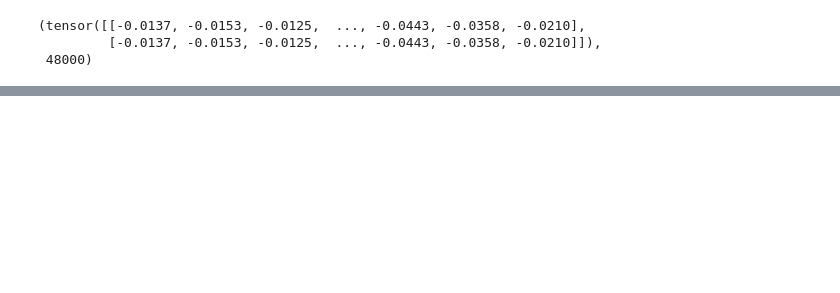
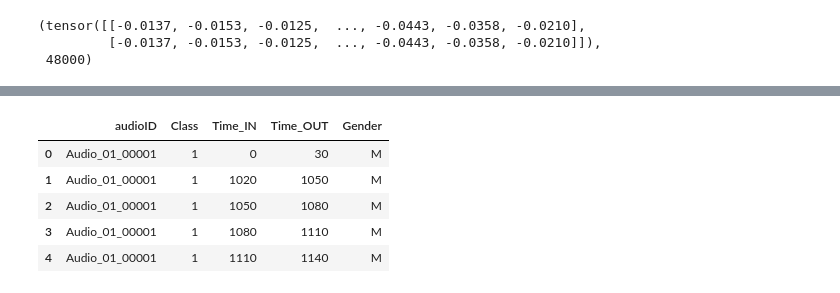
Before and after one commit to eyash24/ML-AudioTamperingDetection, a Jupyter notebook: research/AudioAugment2.ipynb, the cells around one changed output, grey strips where cells are left out. Cells and saved outputs as stored; diff of their text form; code cells hidden in the pictures; blank space fills up the shorter version.

```diff
--- a/research/AudioAugment2.ipynb
+++ b/research/AudioAugment2.ipynb
@@ -448,0 +503,9 @@ ipd.Audio(au_replace_file)
+# %%
+audio_csv_df.head()
+# %% [output]
+|  | audioID | Class | Time_IN | Time_OUT | Gender |
+| 0 | Audio_01_00001 | 1 | 0 | 30 | M |
+| 1 | Audio_01_00001 | 1 | 1020 | 1050 | M |
+| 2 | Audio_01_00001 | 1 | 1050 | 1080 | M |
+| 3 | Audio_01_00001 | 1 | 1080 | 1110 | M |
+| 4 | Audio_01_00001 | 1 | 1110 | 1140 | M |
```
Also changed, not shown: parts of 11 cells of this notebook, 13 other files.
